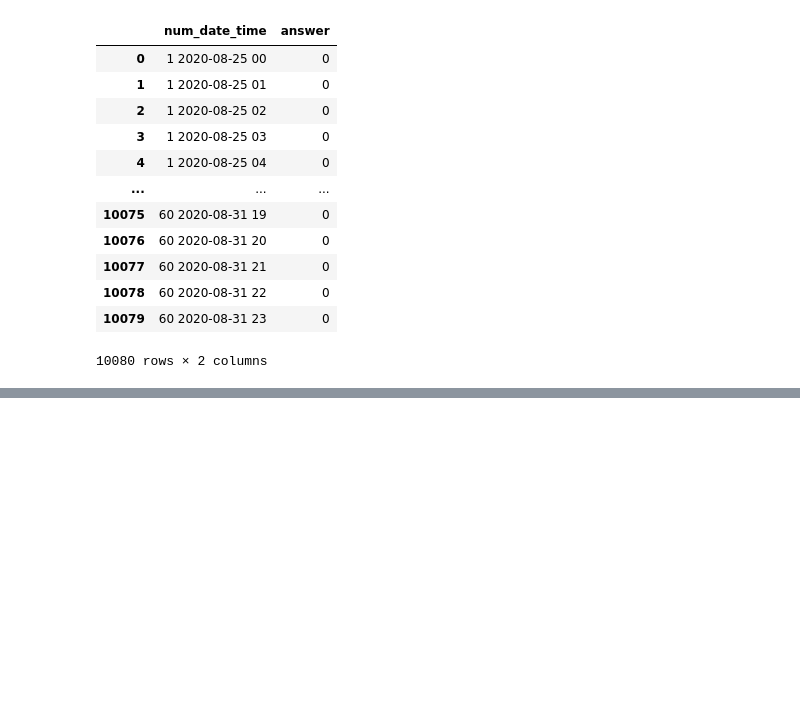
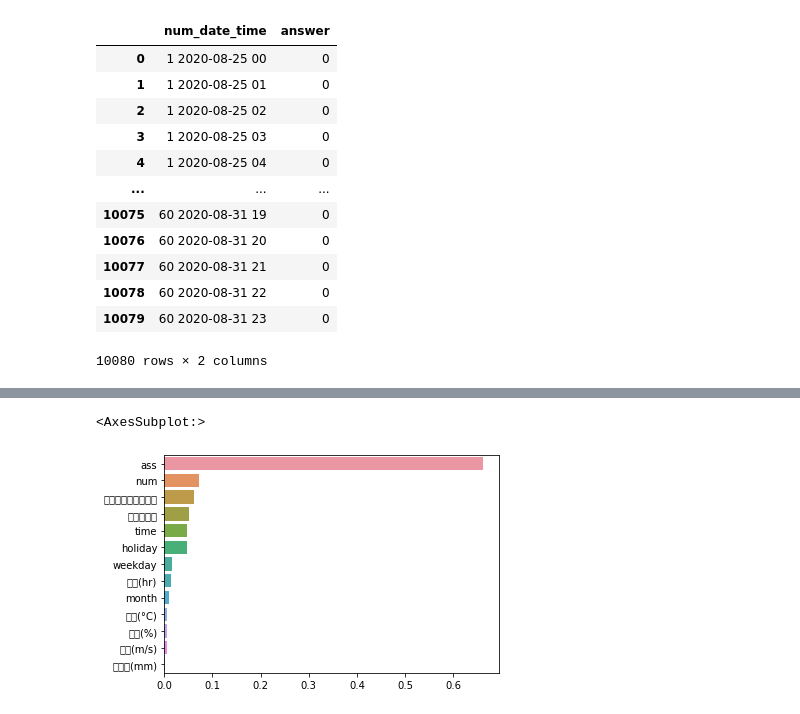
Before and after one commit to hhh6593/TIL, a Jupyter notebook: 전략수요예측_분석.ipynb, the cells around one changed output, grey strips where cells are left out. Drawn from its saved outputs; the diff is of its cells as text; code cells hidden in the pictures; blank space fills up the shorter version.

```diff
--- a/전략수요예측_분석.ipynb
+++ b/전략수요예측_분석.ipynb
@@ -132,0 +129,13 @@ test = test.interpolate(method='values')
+# %%
+train[['num', '비전기냉방설비운영','태양광보유']]
+ice={}
+hot={}
+count=0
+for i in range(0, len(train), len(train)//60):
+    count +=1
+    ice[count]=train.loc[i,'비전기냉방설비운영']
+    hot[count]=train.loc[i,'태양광보유']
+
+for i in range(len(test)):
+    test.loc[i, '비전기냉방설비운영']=ice[test['num'][i]]
+    test.loc[i, '태양광보유']=hot[test['num'][i]]
@@ -158,3 +172,6 @@ test['holiday'] = test['date_time'].apply(lambda x: holiday(x))
 # %%
 train2 = train.drop(['date_time', '전력사용량(kWh)'], axis=1)
 test2 = test.drop(['date_time'], axis=1)
+# %%
+train2 = pd.get_dummies(train2, columns=['ass'])
+test2 = pd.get_dummies(test2, columns=['ass'])
@@ -161,3 +184,3 @@ test2 = test.drop(['date_time'], axis=1)
 # %%
 from xgboost import XGBRegressor
-xgb = XGBRegressor(learning_rate=0.1, n_estimators=1000, colsample_bytree=0.5, subsample=0.7, max_depth=5)
+xgb = XGBRegressor(learning_rate=0.1, n_estimators=10000, colsample_bytree=0.5, subsample=0.7, max_depth=5, n_jobs=-1)
@@ -235,0 +290,6 @@ sub
+# %%
+importance=pd.Series(xgb.feature_importances_, index=train2.columns).sort_values(ascending=False)
+sns.barplot(importance, importance.index)
+# %% [output]
+<AxesSubplot:>
+[figure, added]
```
Also changed, not shown: parts of 15 cells of this notebook.
